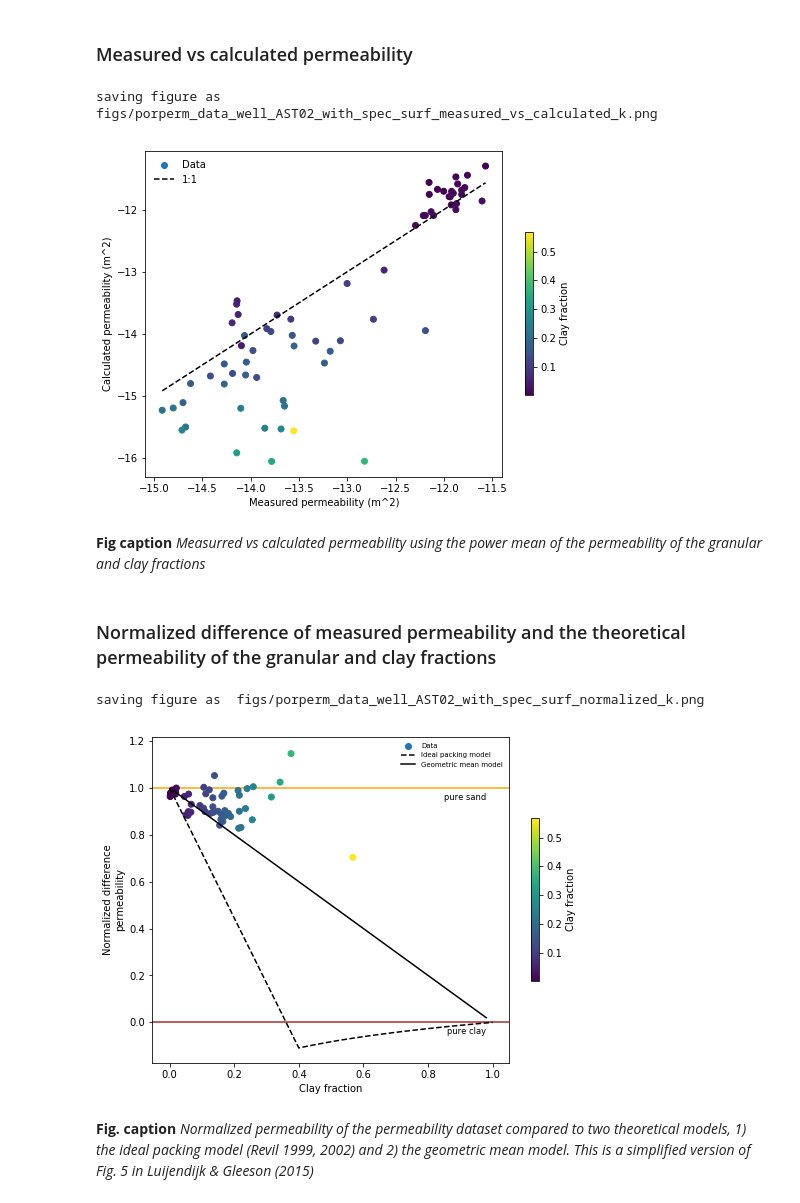
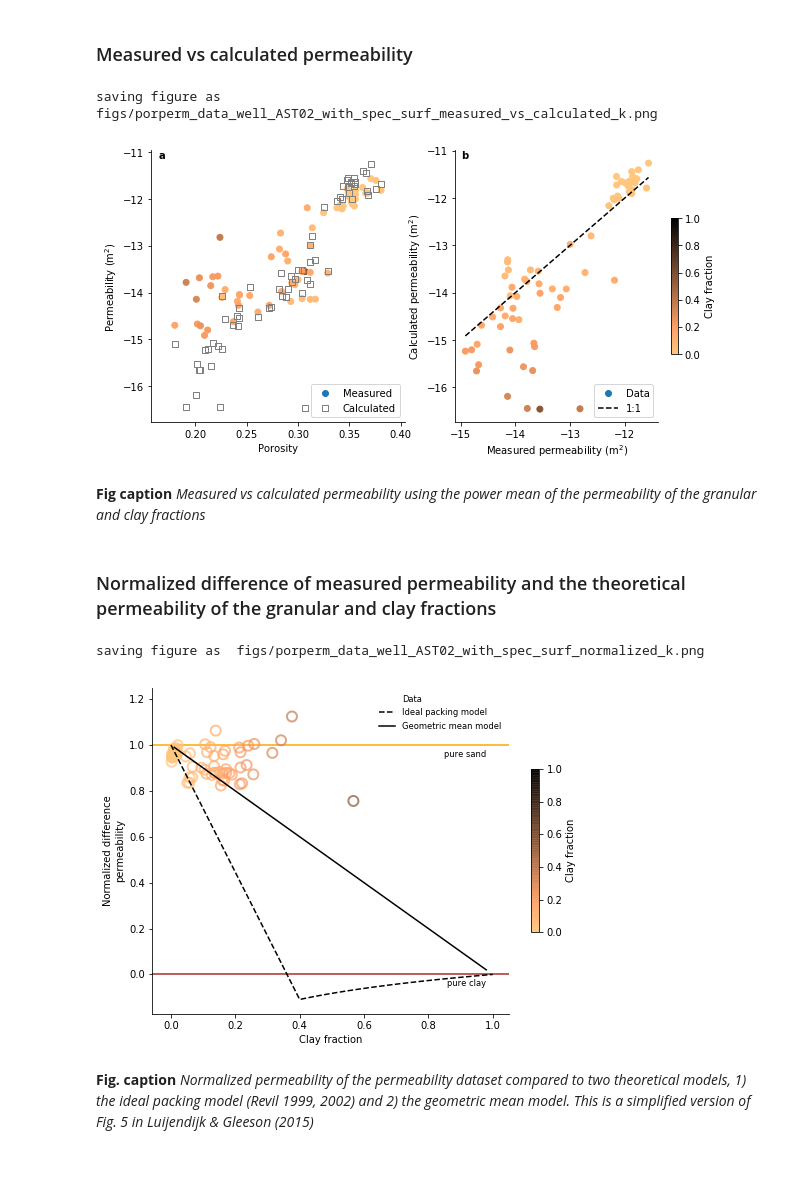
Before and after one commit to ElcoLuijendijk/permeability_notebooks, a Jupyter notebook: calculate_permeability_sediment_mixtures.ipynb, the cells around one changed output. Saved outputs shown, nothing was run; the diff lists cells and outputs as text; code cells hidden in the pictures; blank space fills up the shorter version.

Commit message:
added more reference datasets, updated notebook & figures

```diff
--- a/calculate_permeability_sediment_mixtures.ipynb
+++ b/calculate_permeability_sediment_mixtures.ipynb
@@ -71,7 +89,7 @@ def calculate_k_clay_exponential(porosity, k0, m):
 # %%
 ## first calculate permeability for each clay mineral:
 for clay, k0_clay, m_clay in zip(clays, k0_clays, m_clays):
-    df['k_%s' % clay] = calculate_k_clay_exponential(df['clay_fraction'], k0_clay, m_clay)
+    df['k_%s' % clay] = calculate_k_clay_exponential(df['porosity'], k0_clay, m_clay)
 
 # combine estimates and take the geometric mean:
 df['k_clay'] = 0
@@ -115,10 +133,20 @@ def power_mean(p, w, k1, k2):
     """
 
     if p!=0:
-        return (w*k1**p + (1-w)*k2**p)**(1.0/p)
+        k_calc = (w*k1**p + (1-w)*k2**p)**(1.0/p)
 
     elif p == 0:
-        return np.exp(w*np.log(k1) + (1-w)*np.log(k2))
+        k_calc = np.exp(w*np.log(k1) + (1-w)*np.log(k2))
+
+    # find pure clay samples
+    ind_sand = w == 0
+    k_calc[ind_sand] = k2
+
+    # find pure sand samples
+    ind_clay = w == 1.0
+    k_calc[ind_clay] = k1
+
+    return k_calc
 # %%
 df['power_mean_exponent'] = power_mean_exponent
 df['k_calculated'] = power_mean(power_mean_exponent, df['clay_fraction'], df['k_clay'], df['k_granular'])
@@ -148,29 +176,56 @@ saved csv file with calculated permeability as data/porperm_data_well_AST02_with
 # %%
 klims = (np.min(np.log10(df['permeability_measured'])), np.max(np.log10(df['permeability_measured'])))
 # %%
-fig, ax = pl.subplots(1, 1, figsize=(8, 6))
-sc = ax.scatter(np.log10(df['permeability_measured']), np.log10(df['k_calculated']), c=df['clay_fraction'])
+fig, axs = pl.subplots(1, 2, figsize=(10, 5))
 
-l11 = ax.plot(klims, klims, ls='--', color='black')
 
-cb = fig.colorbar(sc, shrink=0.5)
+
+sckm = axs[0].scatter(df['porosity'], np.log10(df['permeability_measured']), c=df['clay_fraction'],
+                      vmin=0.0, vmax=1.0, cmap=cmap)
+
+sckc = axs[0].scatter(df['porosity'], np.log10(df['k_calculated']),
+                      edgecolor='gray', facecolor='None', marker='s')
+
+legs = [sckm, sckc]
+labels = [r'Measured', r'Calculated']
+axs[0].legend(legs, labels, frameon=True, loc='lower right')
+
+axs[0].set_xlabel('Porosity')
+axs[0].set_ylabel(r'Permeability (m$^2$)')
+
+#################
+# second panel:
+#################
+sc = axs[1].scatter(np.log10(df['permeability_measured']), np.log10(df['k_calculated']), c=df['clay_fraction'],
+                    vmin=0.0, vmax=1.0, cmap=cmap)
+
+l11 = axs[1].plot(klims, klims, ls='--', color='black')
+
+cb = fig.colorbar(sckm, shrink=0.5)
 cb.set_label('Clay fraction')
 
-ax.set_xlabel('Measured permeability (m^2)')
-ax.set_ylabel('Calculated permeability (m^2)')
+axs[1].set_xlabel(r'Measured permeability (m$^2$)')
+axs[1].set_ylabel(r'Calculated permeability (m$^2$)')
 
-ax.legend([sc, l11[0]], ['Data', '1:1'], loc='upper left', frameon=False)
+axs[1].legend([sc, l11[0]], ['Data', '1:1'], loc='lower right', frameon=True)
+
+# make the figure look nicer:
+for i, panel in enumerate(axs):
+    panel.spines['top'].set_visible(False)
+    panel.spines['right'].set_visible(False)
+    panel.text(0.03, 1.0, string.ascii_lowercase[i],
+            weight='bold', transform=panel.transAxes, ha='left', va='top', fontsize='medium')
 
 fn1 = os.path.split(fn)[-1][:-4]
 fn2 = fn1 + '_measured_vs_calculated_k.%s' % figure_extension
 fig_fn = os.path.join('figs', fn2)
 print('saving figure as ', fig_fn)
 fig.savefig(fig_fn, dpi=300)
 # %% [output]
 saving figure as  figs/porperm_data_well_AST02_with_spec_surf_measured_vs_calculated_k.png
-[figure, old version]
+[figure, new version]
 # %% [markdown]
-**Fig caption** *Measurred vs calculated permeability using the power mean of the permeability of the granular and clay fractions*
+**Fig caption** *Measured vs calculated permeability using the power mean of the permeability of the granular and clay fractions*
 # %% [markdown]
 ### Normalized difference of measured permeability and the theoretical permeability of the granular and clay fractions
 # %%
@@ -185,7 +240,10 @@ dfr = pd.read_csv('data/simulated_k_revil1999_model.csv')
 fig, ax = pl.subplots(1, 1, figsize=(8, 6))
 
 # plot data
-sc = ax.scatter(df['clay_fraction'], df['k_offset'], c=df['clay_fraction'])
+sc = ax.scatter(df['clay_fraction'], df['k_offset'], c=df['clay_fraction'], s=100, lw=2.0,
+                vmin=0.0, vmax=1.0, cmap=cmap, alpha=0.7)
+
+sc.set_facecolor('none')
 
 # plot theoretical geometric mean k of clay and sand fractions in panel d
 w_plot = np.arange(0.01, 0.99, 0.01)
@@ -211,14 +269,22 @@ cb.set_label('Clay fraction')
 ax.set_xlabel('Clay fraction')
 ax.set_ylabel('Normalized difference\npermeability')
 
+ylim = ax.get_ylim()
+if ylim[-1] <= 1.25:
+    ax.set_ylim(ylim[0], 1.25)
+
 # add a legend:
 legs = [sc, leg_dfm, leg_dfg]
 labels = ['Data',
           'Ideal packing model',
           'Geometric mean model']
 legend = ax.legend(legs, labels,
-                   fontsize='x-small',
+                   fontsize='small',
                    ncol=1, numpoints=1, loc='upper right', frameon=False)
+
+#
+ax.spines['top'].set_visible(False)
+ax.spines['right'].set_visible(False)
 
 
 # save figure
@@ -229,6 +295,6 @@ print('saving figure as ', fig_fn)
 fig.savefig(fig_fn, dpi=300)
 # %% [output]
 saving figure as  figs/porperm_data_well_AST02_with_spec_surf_normalized_k.png
-[figure, old version]
+[figure, new version]
 # %% [markdown]
 **Fig. caption** *Normalized permeability of the permeability dataset compared to two theoretical models, 1) the ideal packing model (Revil 1999, 2002) and 2) the geometric mean model. This is a simplified version of Fig. 5 in Luijendijk & Gleeson (2015)*
```
Also changed, not shown: parts of 6 cells of this notebook, 16 other files.
